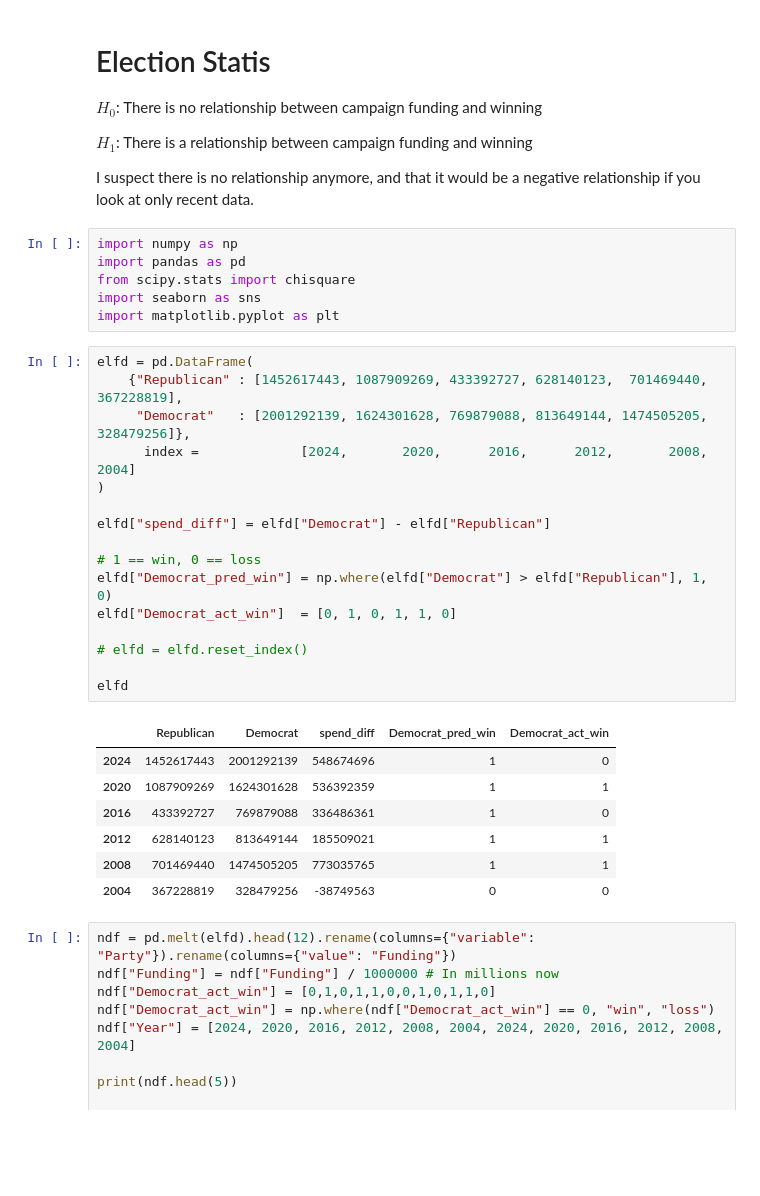
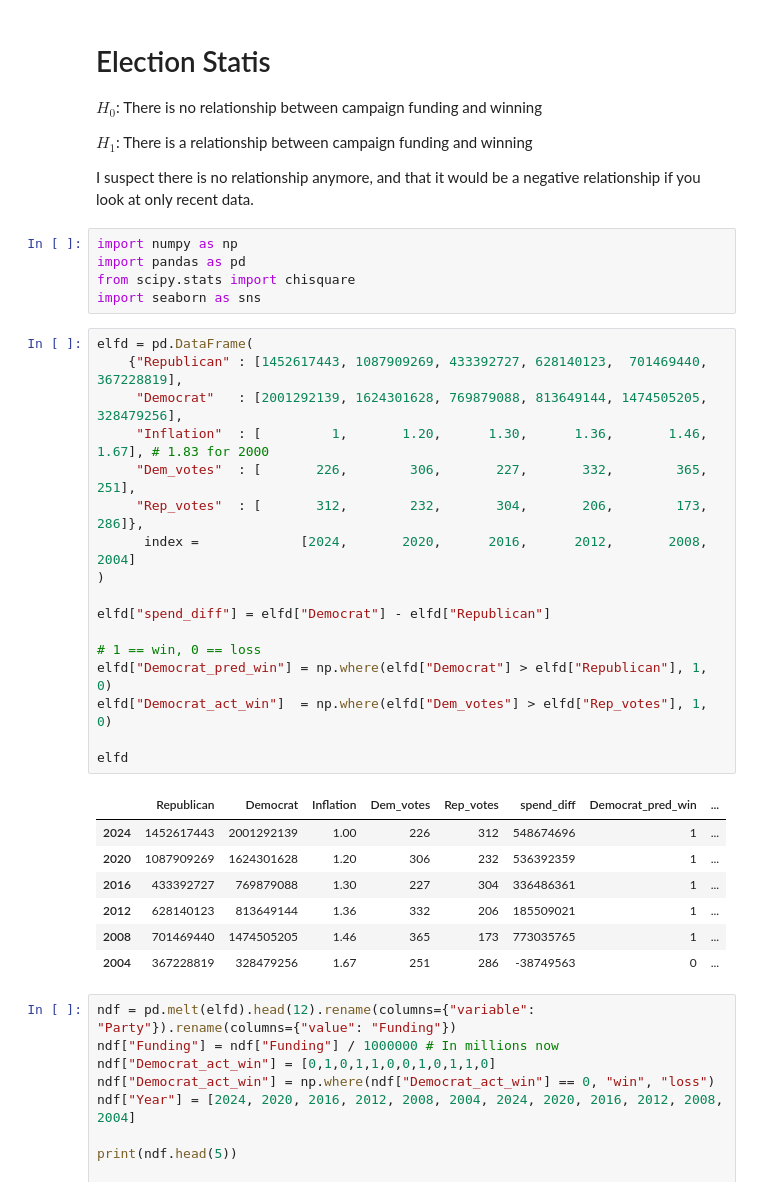
Before and after one commit to thansen0/election-p-value, a Jupyter notebook: election.ipynb, the cells around one changed output. Saved outputs shown, nothing was run; the diff lists cells and outputs as text; blank space fills up the shorter version.

```diff
--- a/election.ipynb
+++ b/election.ipynb
@@ -11,31 +11,31 @@ import numpy as np
 import pandas as pd
 from scipy.stats import chisquare
 import seaborn as sns
-import matplotlib.pyplot as plt
 # %%
 elfd = pd.DataFrame(
     {"Republican" : [1452617443, 1087909269, 433392727, 628140123,  701469440, 367228819],
-     "Democrat"   : [2001292139, 1624301628, 769879088, 813649144, 1474505205, 328479256]},
+     "Democrat"   : [2001292139, 1624301628, 769879088, 813649144, 1474505205, 328479256],
+     "Inflation"  : [         1,       1.20,      1.30,      1.36,       1.46,      1.67], # 1.83 for 2000
+     "Dem_votes"  : [       226,        306,       227,       332,        365,       251],
+     "Rep_votes"  : [       312,        232,       304,       206,        173,       286]},
       index =             [2024,       2020,      2016,      2012,       2008,      2004]
 )
 
 elfd["spend_diff"] = elfd["Democrat"] - elfd["Republican"]
 
 # 1 == win, 0 == loss
 elfd["Democrat_pred_win"] = np.where(elfd["Democrat"] > elfd["Republican"], 1, 0)
-elfd["Democrat_act_win"]  = [0, 1, 0, 1, 1, 0]
-
-# elfd = elfd.reset_index()
+elfd["Democrat_act_win"]  = np.where(elfd["Dem_votes"] > elfd["Rep_votes"], 1, 0)
 
 elfd
 # %% [output]
-|  | Republican | Democrat | spend_diff | Democrat_pred_win | Democrat_act_win |
-| 2024 | 1452617443 | 2001292139 | 548674696 | 1 | 0 |
-| 2020 | 1087909269 | 1624301628 | 536392359 | 1 | 1 |
-| 2016 | 433392727 | 769879088 | 336486361 | 1 | 0 |
-| 2012 | 628140123 | 813649144 | 185509021 | 1 | 1 |
-| 2008 | 701469440 | 1474505205 | 773035765 | 1 | 1 |
-| 2004 | 367228819 | 328479256 | -38749563 | 0 | 0 |
+|  | Republican | Democrat | Inflation | Dem_votes | Rep_votes | spend_diff | Democrat_pred_win | ... |
+| 2024 | 1452617443 | 2001292139 | 1.00 | 226 | 312 | 548674696 | 1 | ... |
+| 2020 | 1087909269 | 1624301628 | 1.20 | 306 | 232 | 536392359 | 1 | ... |
+| 2016 | 433392727 | 769879088 | 1.30 | 227 | 304 | 336486361 | 1 | ... |
+| 2012 | 628140123 | 813649144 | 1.36 | 332 | 206 | 185509021 | 1 | ... |
+| 2008 | 701469440 | 1474505205 | 1.46 | 365 | 173 | 773035765 | 1 | ... |
+| 2004 | 367228819 | 328479256 | 1.67 | 251 | 286 | -38749563 | 0 | ... |
 # %%
 ndf = pd.melt(elfd).head(12).rename(columns={"variable": "Party"}).rename(columns={"value": "Funding"})
 ndf["Funding"] = ndf["Funding"] / 1000000 # In millions now
```
Also changed, not shown: parts of 9 cells of this notebook.
